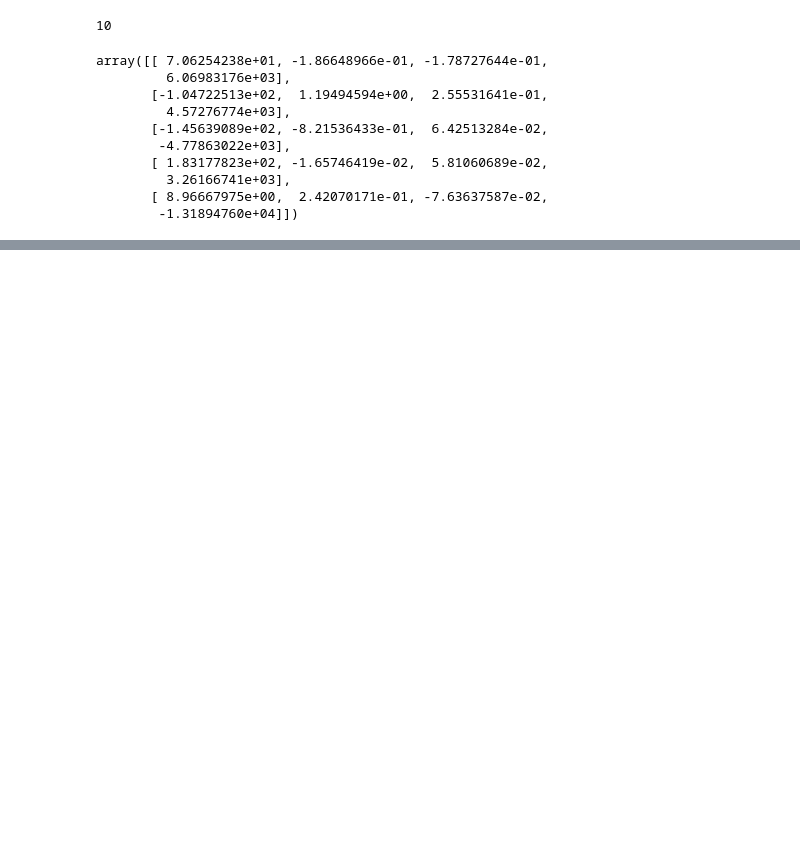
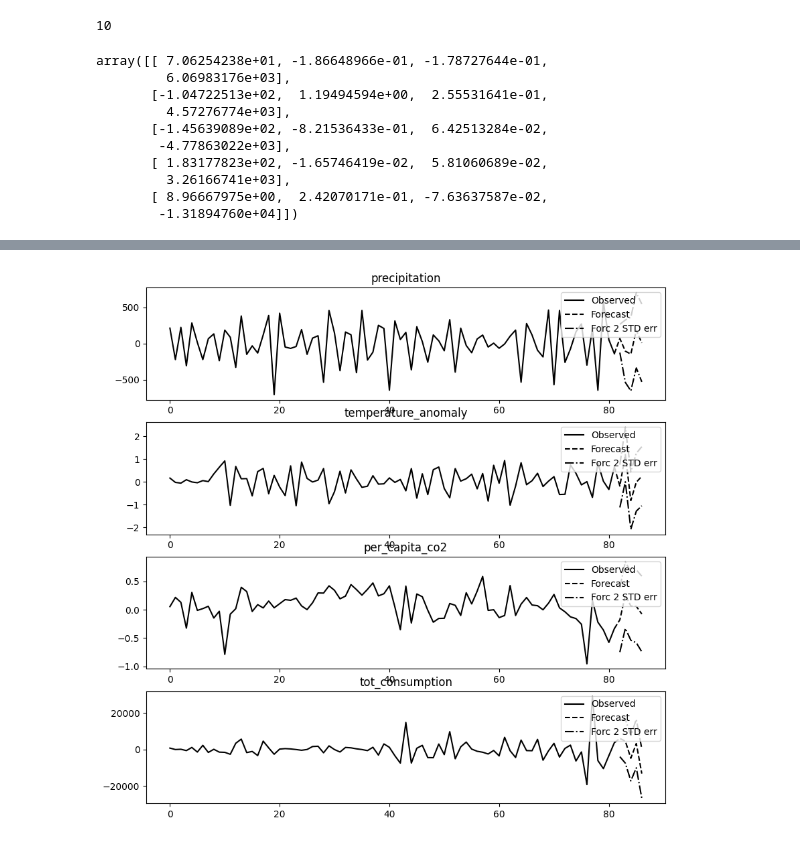
Before and after one commit to depa-tto/Multivariate-Time-Series-project, a Jupyter notebook: time_series_project.ipynb, the cells around one changed output, grey strips where cells are left out. Cells and saved outputs as stored; diff of their text form; code cells hidden in the pictures; blank space fills up the shorter version.

```diff
--- a/time_series_project.ipynb
+++ b/time_series_project.ipynb
@@ -813,0 +850,4 @@ df_forecast[1].plot()
+# %%
+results.plot_forecast(5);
+# %% [output]
+[figure, added]
```
Also changed, not shown: parts of 15 cells of this notebook.
